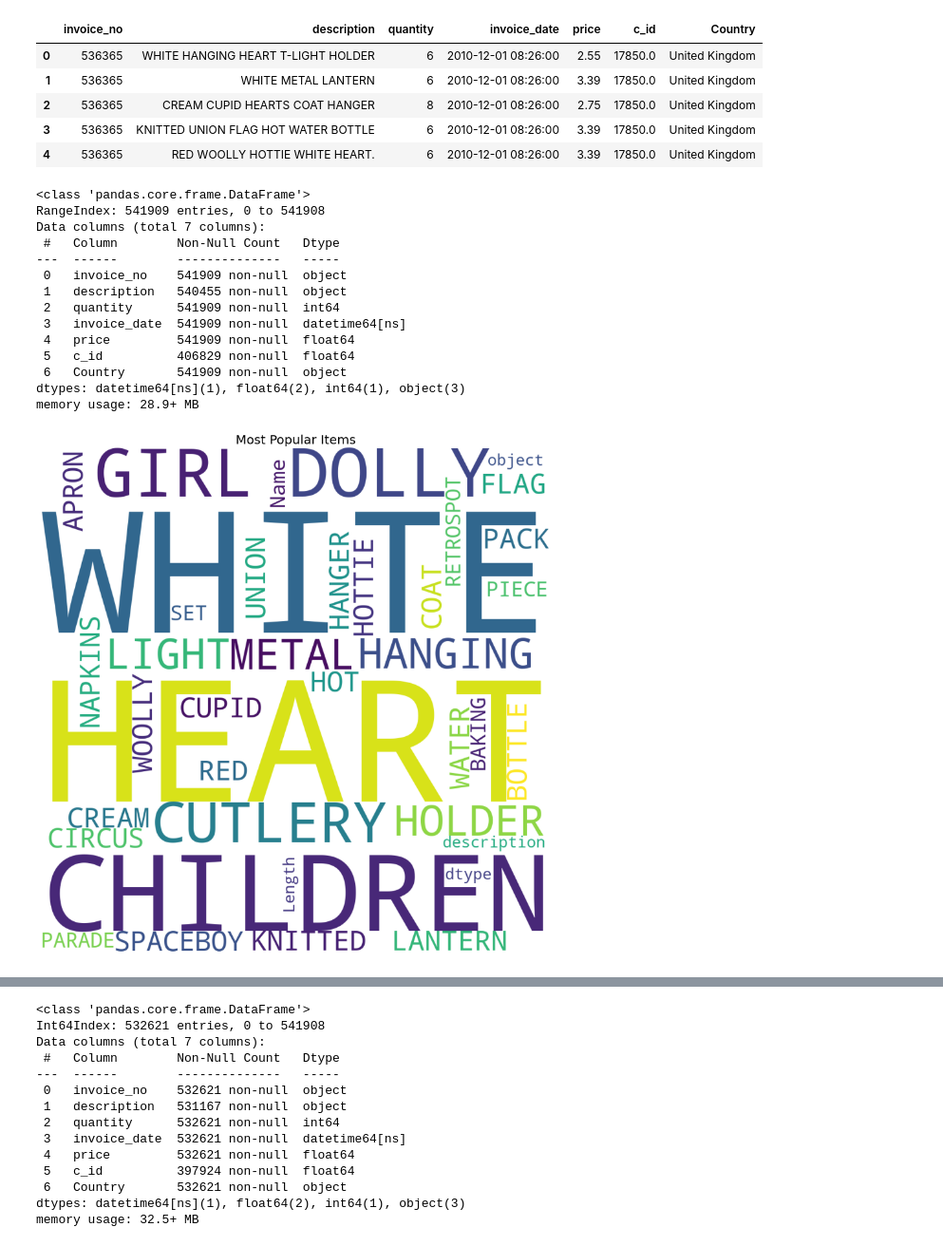
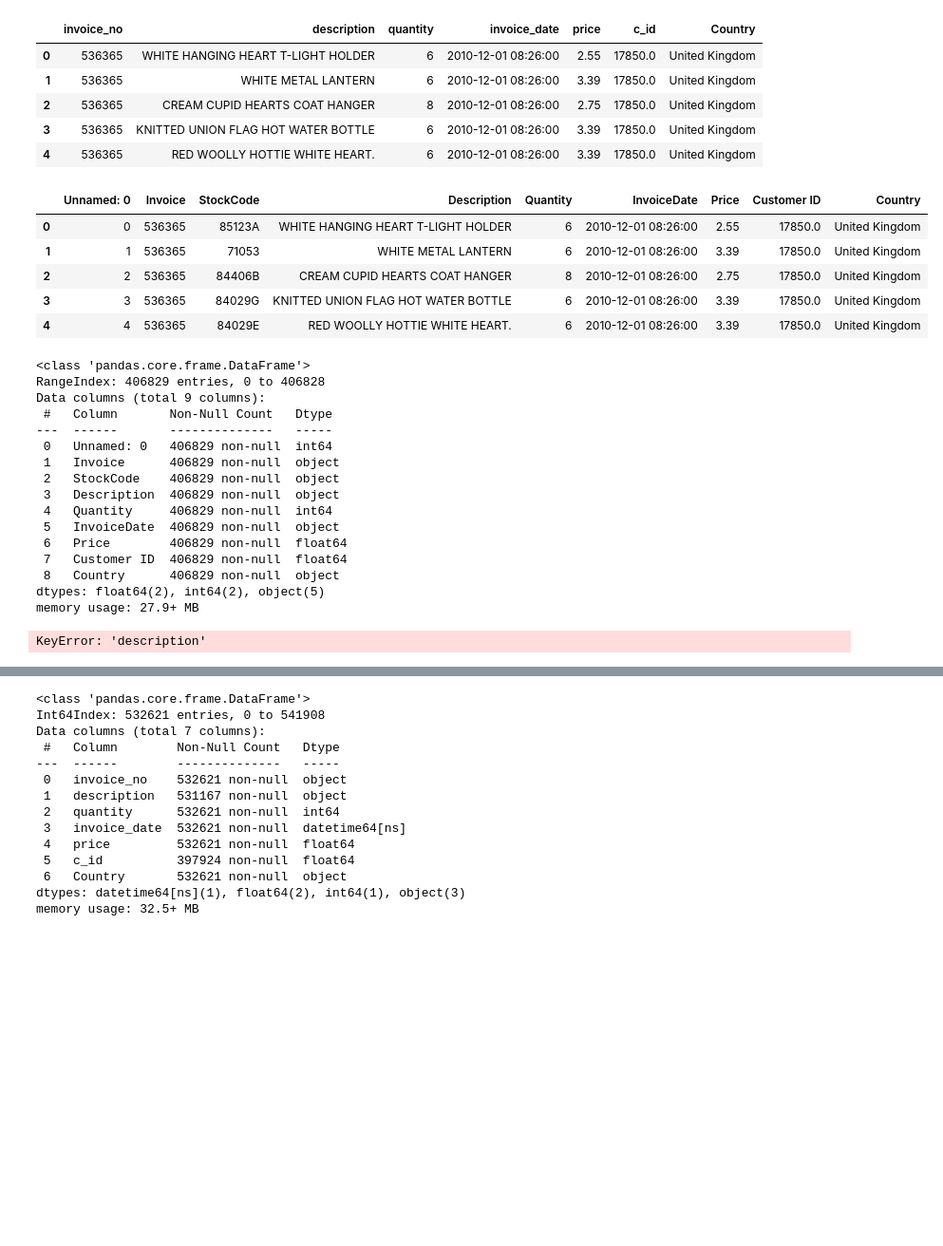
Before and after one commit to vash-ashutosh/Minor_project, a Jupyter notebook: Apriori/Apriori_trial_on_data.ipynb, the cells around one changed output, grey strips where cells are left out. Shown at 95% size. Drawn from its saved outputs; the diff is of its cells as text; code cells hidden in the pictures; blank space fills up the shorter version.

```diff
--- a/Apriori/Apriori_trial_on_data.ipynb
+++ b/Apriori/Apriori_trial_on_data.ipynb
@@ -15,23 +15,35 @@ data.head()
 | 2 | 536365 | CREAM CUPID HEARTS COAT HANGER | 8 | 2010-12-01 08:26:00 | 2.75 | 17850.0 | United Kingdom |
 | 3 | 536365 | KNITTED UNION FLAG HOT WATER BOTTLE | 6 | 2010-12-01 08:26:00 | 3.39 | 17850.0 | United Kingdom |
 | 4 | 536365 | RED WOOLLY HOTTIE WHITE HEART. | 6 | 2010-12-01 08:26:00 | 3.39 | 17850.0 | United Kingdom |
+# %%
+data = pd.read_csv('../database/create_manage/retailer/transactions_1.csv')
+data.head()
+# %% [output]
+|  | Unnamed: 0 | Invoice | StockCode | Description | Quantity | InvoiceDate | Price | Customer ID | Country |
+| 0 | 0 | 536365 | 85123A | WHITE HANGING HEART T-LIGHT HOLDER | 6 | 2010-12-01 08:26:00 | 2.55 | 17850.0 | United Kingdom |
+| 1 | 1 | 536365 | 71053 | WHITE METAL LANTERN | 6 | 2010-12-01 08:26:00 | 3.39 | 17850.0 | United Kingdom |
+| 2 | 2 | 536365 | 84406B | CREAM CUPID HEARTS COAT HANGER | 8 | 2010-12-01 08:26:00 | 2.75 | 17850.0 | United Kingdom |
+| 3 | 3 | 536365 | 84029G | KNITTED UNION FLAG HOT WATER BOTTLE | 6 | 2010-12-01 08:26:00 | 3.39 | 17850.0 | United Kingdom |
+| 4 | 4 | 536365 | 84029E | RED WOOLLY HOTTIE WHITE HEART. | 6 | 2010-12-01 08:26:00 | 3.39 | 17850.0 | United Kingdom |
 # %%
 data.info()
 # %% [output]
 <class 'pandas.core.frame.DataFrame'>
-RangeIndex: 541909 entries, 0 to 541908
-Data columns (total 7 columns):
- #   Column        Non-Null Count   Dtype
----  ------        --------------   -----
- 0   invoice_no    541909 non-null  object
- 1   description   540455 non-null  object
- 2   quantity      541909 non-null  int64
- 3   invoice_date  541909 non-null  datetime64[ns]
- 4   price         541909 non-null  float64
- 5   c_id          406829 non-null  float64
- 6   Country       541909 non-null  object
-dtypes: datetime64[ns](1), float64(2), int64(1), object(3)
-memory usage: 28.9+ MB
+RangeIndex: 406829 entries, 0 to 406828
+Data columns (total 9 columns):
+ #   Column       Non-Null Count   Dtype
+---  ------       --------------   -----
+ 0   Unnamed: 0   406829 non-null  int64
+ 1   Invoice      406829 non-null  object
+ 2   StockCode    406829 non-null  object
+ 3   Description  406829 non-null  object
+ 4   Quantity     406829 non-null  int64
+ 5   InvoiceDate  406829 non-null  object
+ 6   Price        406829 non-null  float64
+ 7   Customer ID  406829 non-null  float64
+ 8   Country      406829 non-null  object
+dtypes: float64(2), int64(2), object(5)
+memory usage: 27.9+ MB
 # %%
 df = data.copy()
 # %%
@@ -44,7 +56,7 @@ plt.axis('off')
 plt.title('Most Popular Items',fontsize = 20)
 plt.show()
 # %% [output]
-[figure, removed]
+KeyError: 'description'
 # %%
 #Freq of most popular item
 
```
Also changed, not shown: parts of 3 cells of this notebook, 3 other files.
